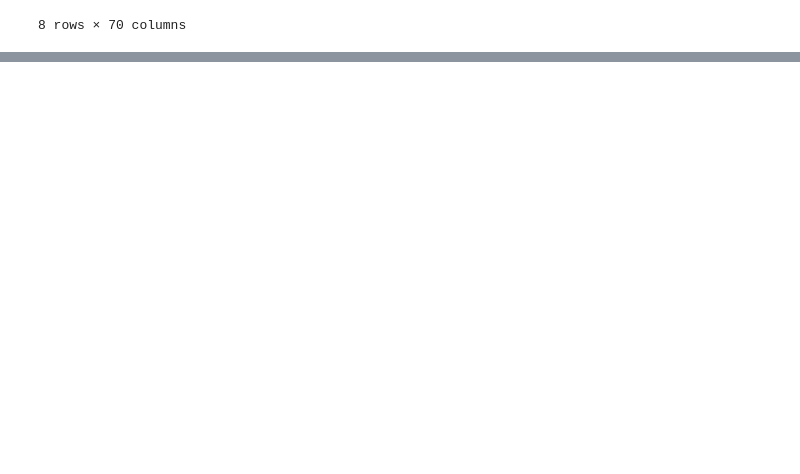
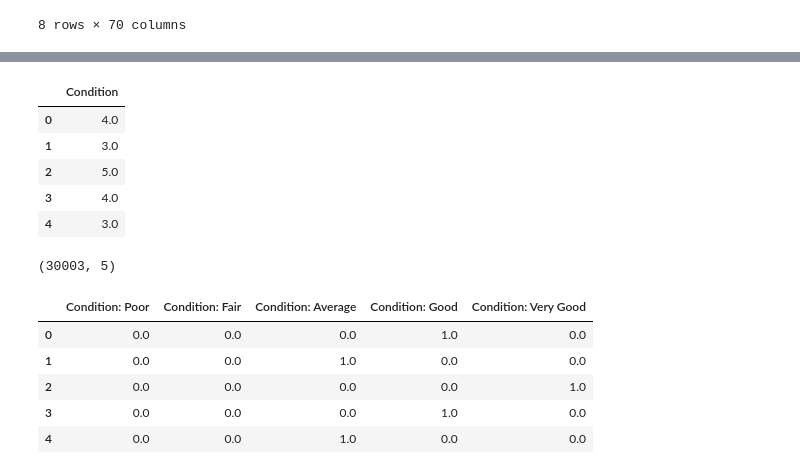
Before and after one commit to wvsharber/seattle_housing_linear_reg, a Jupyter notebook: Seattle_housing_analyses.ipynb, the cells around one changed output, grey strips where cells are left out. Cells and saved outputs as stored; diff of their text form; code cells hidden in the pictures; blank space fills up the shorter version.

Commit message:
Add DataFrames for Residence Condition Feature and SqFtDeck Feature

```diff
--- a/Seattle_housing_analyses.ipynb
+++ b/Seattle_housing_analyses.ipynb
@@ -521,3 +522,29 @@ Warnings:
 #Akash - Stories, BuildingGrade (OHE), InadequateParking (OHE)
 # %%
 #Hunter - Condition, SqFtDeck, Is Home duplex or single?
+# %%
+# Condition DataFrame:
+#Make total number of bathrooms column - maybe consider multiplying by 0.5/0.75
+condition_df = seattle_housing[['Condition']]
+display(condition_df.head())
+
+#Perform One-Hot Encoding on the DF
+condition_ohe_df = ohe.fit_transform(condition_df[['Condition']])
+condition_ohe_df = pd.DataFrame(condition_ohe_df.todense(), columns = ohe.get_feature_names())
+condition_ohe_df.columns = ['Condition: Poor', 'Condition: Fair', 'Condition: Average', 'Condition: Good', 'Condition: Very Good']
+print(condition_ohe_df.shape)
+display(condition_ohe_df.head())
+# %% [output]
+|  | Condition |
+| 0 | 4.0 |
+| 1 | 3.0 |
+| 2 | 5.0 |
+| 3 | 4.0 |
+| 4 | 3.0 |
+(30003, 5)
+|  | Condition: Poor | Condition: Fair | Condition: Average | Condition: Good | Condition: Very Good |
+| 0 | 0.0 | 0.0 | 0.0 | 1.0 | 0.0 |
+| 1 | 0.0 | 0.0 | 1.0 | 0.0 | 0.0 |
+| 2 | 0.0 | 0.0 | 0.0 | 0.0 | 1.0 |
+| 3 | 0.0 | 0.0 | 0.0 | 1.0 | 0.0 |
+| 4 | 0.0 | 0.0 | 1.0 | 0.0 | 0.0 |
```
Also changed, not shown: parts of 9 cells of this notebook.
